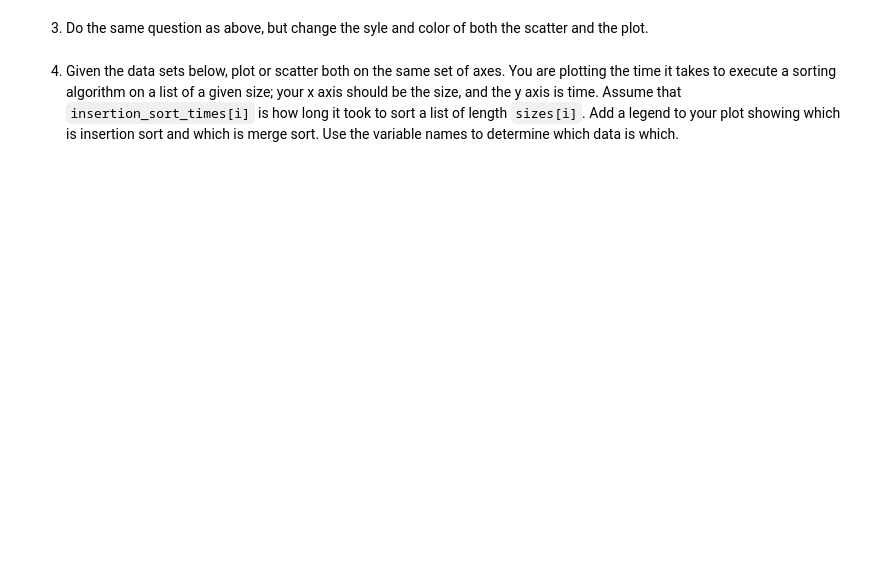
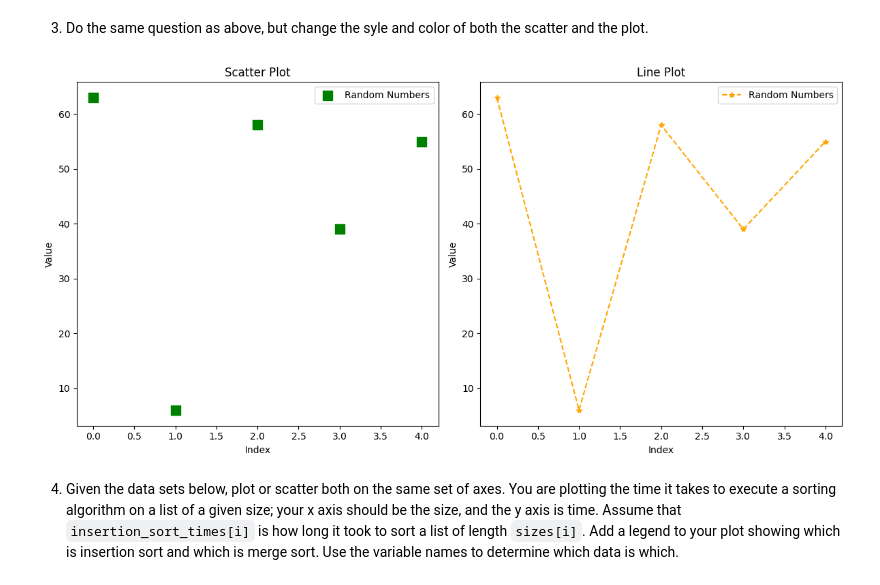
Before and after one commit to S573647/Python-WebMining-Mod3, a Jupyter notebook: pyplot.ipynb, the cells around one changed output. Saved outputs shown, nothing was run; the diff lists cells and outputs as text; code cells hidden in the pictures; blank space fills up the shorter version.

```diff
--- a/pyplot.ipynb
+++ b/pyplot.ipynb
@@ -61,5 +137,36 @@ letter_freq = dict(Counter(TEXT))
 # %% [markdown]
 3. Do the same question as above, but change the syle and color of both the scatter and the plot.
+# %%
+import matplotlib.pyplot as plt
+import numpy as np
+
+# Generate a sequence of at least 5 random numbers
+random_numbers = np.random.randint(0, 100, size=5)
+
+# Generate x values for the plot
+x_values = np.arange(len(random_numbers))
+
+# Create a figure and subplots
+fig, (ax1, ax2) = plt.subplots(1, 2, figsize=(12, 6))
+
+# Scatter plot with custom style and color
+ax1.scatter(x_values, random_numbers, color='green', marker='s', s=100, label='Random Numbers')
+ax1.set_title('Scatter Plot')
+ax1.set_xlabel('Index')
+ax1.set_ylabel('Value')
+ax1.legend()
+
+# Line plot with custom style and color
+ax2.plot(x_values, random_numbers, color='orange', marker='*', linestyle='--', label='Random Numbers')
+ax2.set_title('Line Plot')
+ax2.set_xlabel('Index')
+ax2.set_ylabel('Value')
+ax2.legend()
+
+plt.tight_layout()
+plt.show()
+# %% [output]
+[figure, added]
 # %% [markdown]
 4. Given the data sets below, plot or scatter both on the same set of axes.  You are plotting the time it takes to execute a sorting algorithm on a list of a given size; your x axis should be the size, and the y axis is time.  Assume that `insertion_sort_times[i]` is how long it took to sort a list of length `sizes[i]`.  Add a legend to your plot showing which is insertion sort and which is merge sort.  Use the variable names to determine which data is which.
 # %%
```
Also changed, not shown: parts of 4 cells of this notebook, 1 other file.
